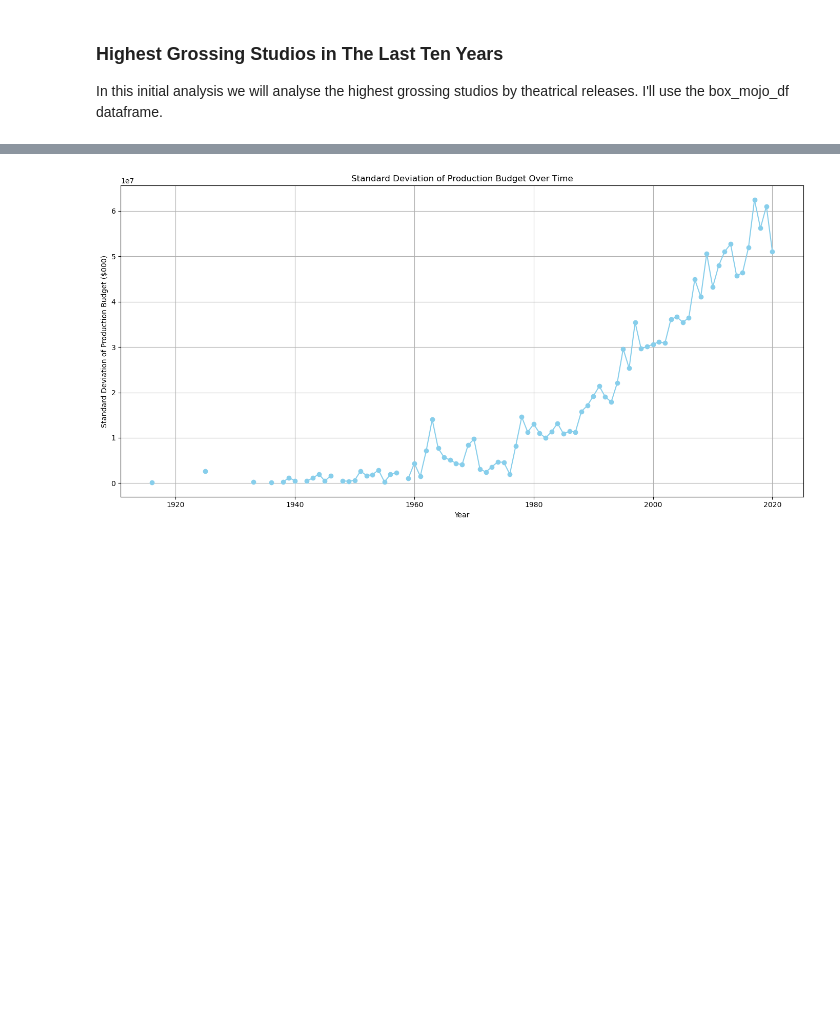
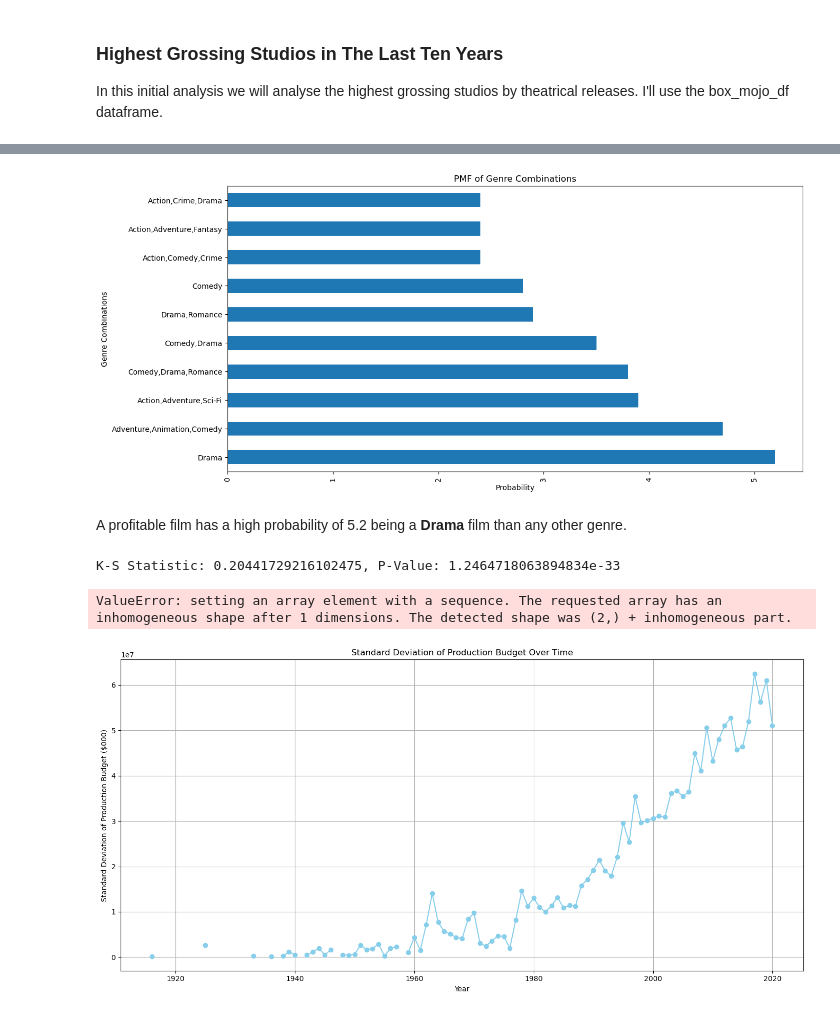
Before and after one commit to stendewa/dsc-phase-2-project-v3, a Jupyter notebook: student.ipynb, the cells around one changed output, grey strips where cells are left out. Saved outputs shown, nothing was run; the diff lists cells and outputs as text; code cells hidden in the pictures; blank space fills up the shorter version.

```diff
--- a/student.ipynb
+++ b/student.ipynb
@@ -457,0 +388,3 @@ plt.show()
+# %%
+genre_counts = final_movie_df['genres'].value_counts()
+genre_counts
@@ -458,3 +405,45 @@ plt.show()
+# %%
+genre_counts = genre_counts.head(10)
+pmf = genre_counts /10
+
+plt.figure(figsize=(14, 7))
+pmf.plot(kind='barh')
+plt.title('PMF of Genre Combinations')
+plt.ylabel('Genre Combinations')
+plt.xlabel('Probability')
+plt.xticks(rotation=90)
+plt.show()
+# %% [output]
+[figure, added]
+# %% [markdown]
+A profitable film has a high probability of 5.2 being a **Drama** film than any other genre.
+# %%
+# Use the Kolmogorov-Smirnov Test to check if final_movie_df represents the population data we just cleaned
+
+from scipy.stats import ks_2samp # import the stats module for K-S test
+
+statistic, p_value = ks_2samp(the_numbers_df['profit'], final_movie_df['gross_profit'])
+print(f"K-S Statistic: {statistic}, P-Value: {p_value}")
+# %% [output]
+K-S Statistic: 0.20441729216102475, P-Value: 1.2464718063894834e-33
+# %%
+from scipy.stats import chi2_contingency
+
+# Example data for demonstration
+
+# 1. Calculate observed frequencies in final_movie_df
+observed_freq = final_movie_df['genres'].value_counts()
+
+# 2. Calculate expected frequencies based on the_numbers_df proportions
+total_genres = imdb_df['genres'].value_counts()
+expected_freq = total_genres * (len(final_movie_df) / len(imdb_df))
+
+# 3. Chi-Square Test of Goodness of Fit
+chi2_stat, p_value, _, _ = chi2_contingency([observed_freq, expected_freq])
+
+print(f"Chi-Square Statistic: {chi2_stat}, P-Value: {p_value}")
+# %% [output]
+ValueError: setting an array element with a sequence. The requested array has an inhomogeneous shape after 1 dimensions. The detected shape was (2,) + inhomogeneous part.
 # %%
 
 # Calculate the standard deviation of the production budget per year
```
Also changed, not shown: parts of 8 cells of this notebook.
